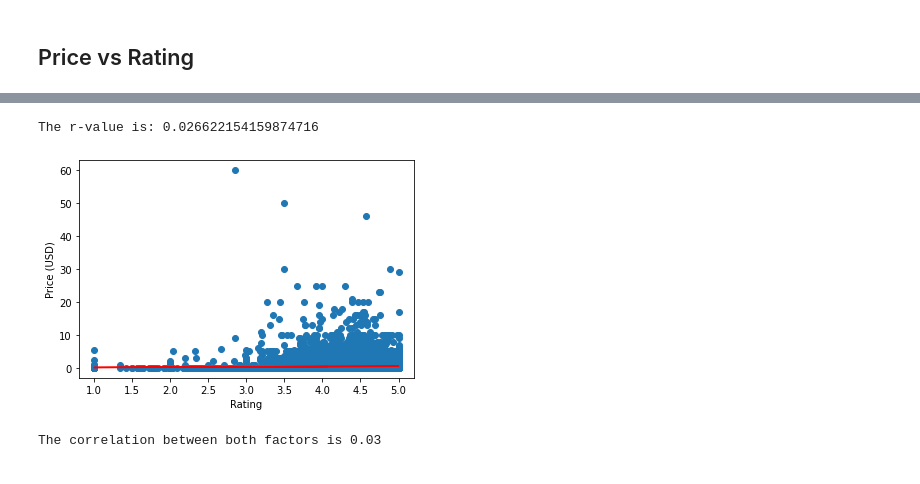
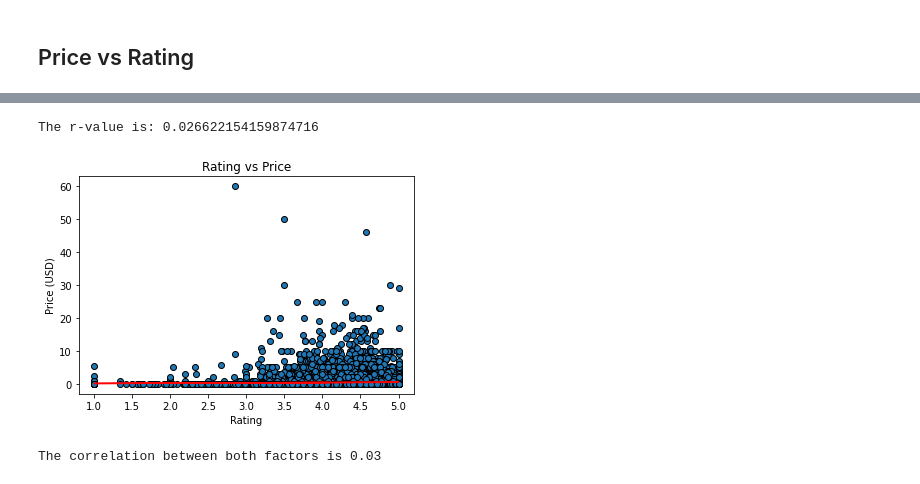
Before and after one commit to britchin/project_one, a Jupyter notebook: project_one.ipynb, the cells around one changed output, grey strips where cells are left out. Cells and saved outputs as stored; diff of their text form; code cells hidden in the pictures.

```diff
--- a/project_one.ipynb
+++ b/project_one.ipynb
@@ -229,23 +234,27 @@ game_df.plot.scatter(x = 'Rating', y = 'Price', edgecolor = 'k')
 # %%
 #Is there a correlation between game price and rating?
 
 x_values = game_df['Rating']
 y_values = game_df['Price']
 (slope, intercept, rvalue, pvalue, stderr) = linregress(x_values, y_values)
 regress_values = x_values * slope + intercept
 line_eq = "y = " + str(round(slope,2)) + "x + " + str(round(intercept,2))
-plt.scatter(x_values,y_values)
+plt.scatter(x_values,y_values, edgecolor = 'k')
 plt.plot(x_values,regress_values,"r-")
 plt.annotate(line_eq,(6,10),fontsize=15,color="red")
 plt.xlabel('Rating')
 plt.ylabel('Price (USD)')
+plt.title("Rating vs Price")
 
 print(f"The r-value is: {rvalue}")
 
+# Save the figure
+plt.savefig("Resources/Price vs Rating_Linregress.png")
+
 plt.show()
 # %% [output]
 The r-value is: 0.026622154159874716
-[figure, old version]
+[figure, new version]
 # %%
 rating = game_df.iloc[:, 3]
 price = game_df.iloc[:,6]
```
Also changed, not shown: parts of 16 cells of this notebook.
